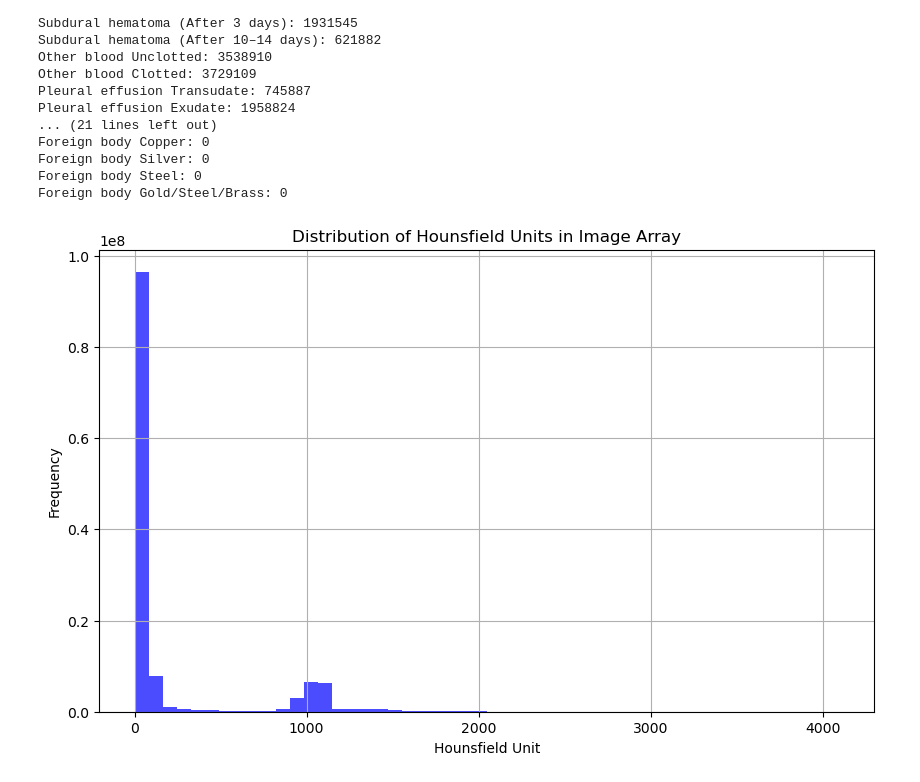
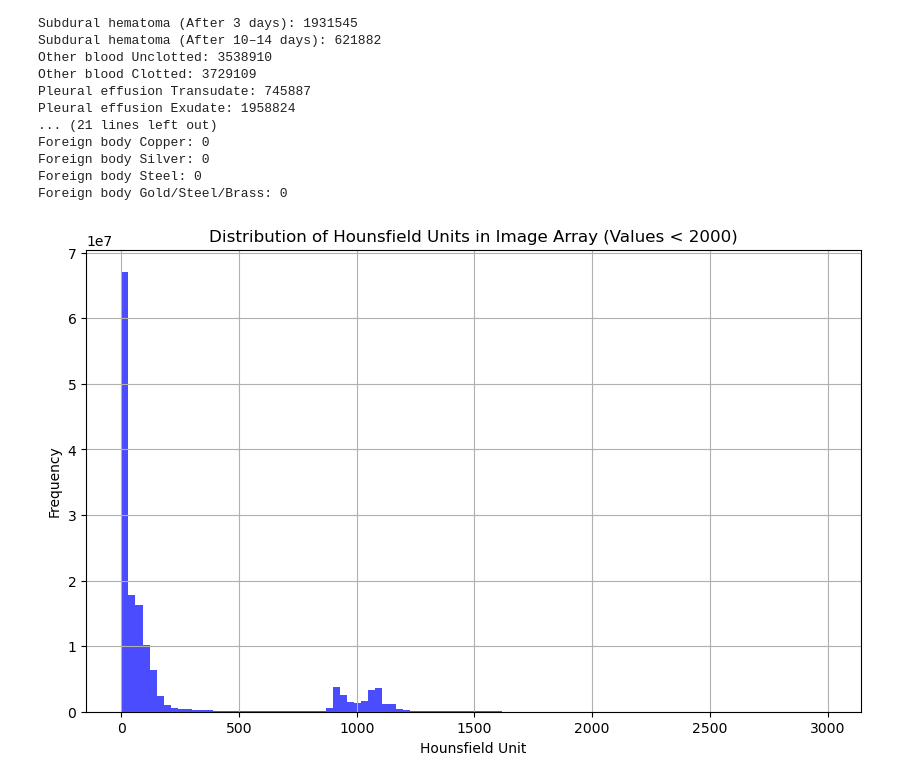
Before and after one commit to Justin-SG/inferring_body_weight_from_ct_scans, a Jupyter notebook: 3_Data_Preparation/Justin/Segmentation_test.ipynb, the cells around one changed output. Drawn from its saved outputs; the diff is of its cells as text; code cells hidden in the pictures.

```diff
--- a/3_Data_Preparation/Justin/Segmentation_test.ipynb
+++ b/3_Data_Preparation/Justin/Segmentation_test.ipynb
@@ -371,12 +385,23 @@ Foreign body Steel: 0
 Foreign body Gold/Steel/Brass: 0
 # %%
 import matplotlib.pyplot as plt
+# plt.figure(figsize=(10, 6))
+# plt.hist(image_array_1d, bins=10, color='blue', alpha=0.7)
+# plt.title("Distribution of Hounsfield Units in Image Array")
+# plt.xlabel("Hounsfield Unit")
+# plt.ylabel("Frequency")
+# plt.grid(True)
+# plt.show()
+
+# Only plot bins for values lower than 2000
 plt.figure(figsize=(10, 6))
-plt.hist(image_array_1d, bins=50, color='blue', alpha=0.7)
-plt.title("Distribution of Hounsfield Units in Image Array")
+plt.hist(image_array_1d[image_array_1d < 3000], bins=100, color='blue', alpha=0.7)
+plt.title("Distribution of Hounsfield Units in Image Array (Values < 2000)")
 plt.xlabel("Hounsfield Unit")
 plt.ylabel("Frequency")
 plt.grid(True)
 plt.show()
+
+# Create more precise bins for lower values in the range of 0 to 1500 and few bins for 1500 to 3000
 # %% [output]
-[figure, old version]
+[figure, new version]
```
Also changed, not shown: parts of 4 cells of this notebook, 4 other files.
